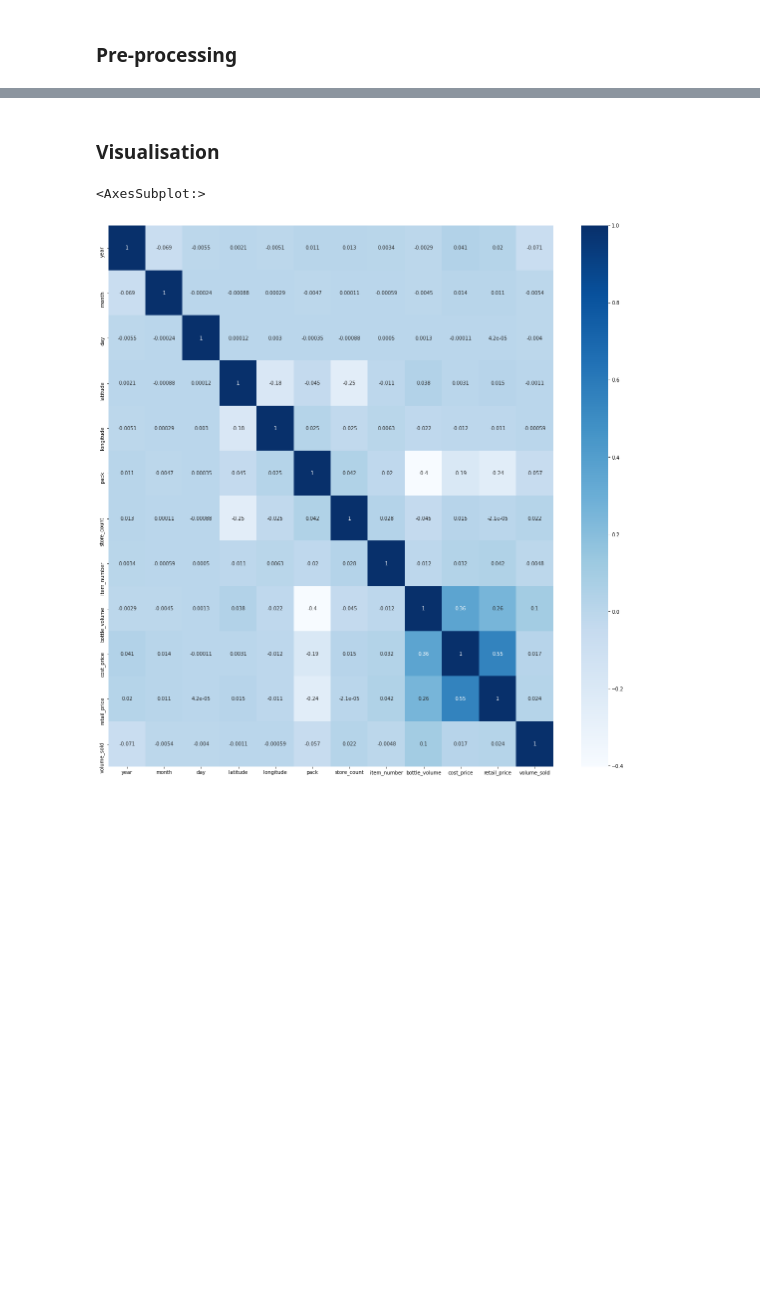
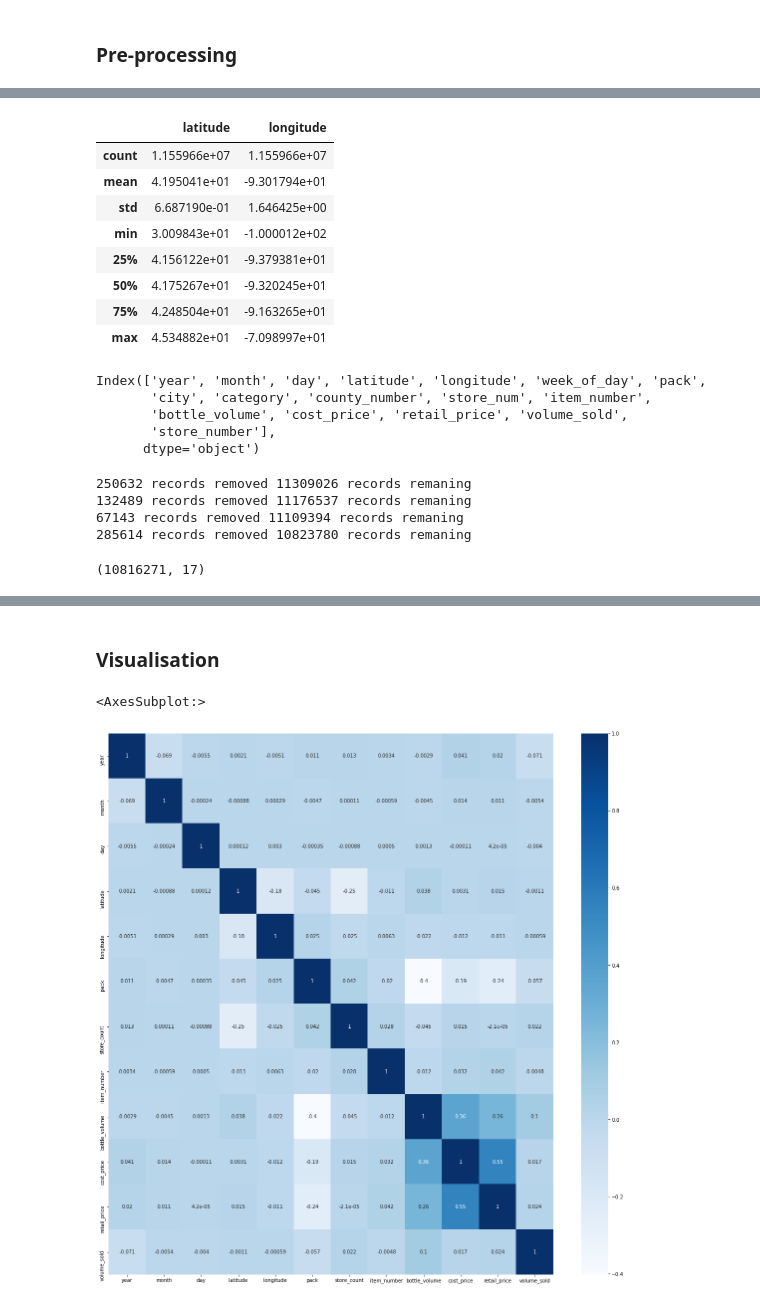
Before and after one commit to MelodyJIN-Y/MAST30034FinalProject, a Jupyter notebook: Final_project_new.ipynb, the cells around one changed output, grey strips where cells are left out. Drawn from its saved outputs; the diff is of its cells as text; code cells hidden in the pictures; blank space fills up the shorter version.

```diff
--- a/Final_project_new.ipynb
+++ b/Final_project_new.ipynb
@@ -204,0 +195,7 @@ Index(['County Number', 'store_count', 'Invoice/Item Number', 'Date',
+# %%
+#num_records_per_county = data_filtered[['Store Number','County Number',"Invoice/Item Number"]].groupby("County Number").count().reset_index()
+#num_store_per_county.rename(columns={"Store Number":""}, inplace = True)
+#num_store_per_county
+
+data_filtered = pd.merge(data_filtered, df_store, how = "left", on = ['County Number'])
+data_filtered.shape#(11559658, 31)
@@ -205,9 +204,9 @@ Index(['County Number', 'store_count', 'Invoice/Item Number', 'Date',
 # %%
-data_final = data_filtered[['year', 'month', 'day', 'latitude', 'longitude',
-                            'week_of_day','Pack','City', 'Category','County Number','store_count',
+data_filtered = data_filtered[['year', 'month', 'day', 'latitude', 'longitude',
+                            'week_of_day','Pack','City', 'Category','County Number','store_num',
                             'Item Number','Bottle Volume (ml)','State Bottle Cost',
                             'State Bottle Retail','Volume Sold (Liters)','Store Number']]
-data_final.rename(columns = {"County Number":"county_number",
+data_filtered.rename(columns = {"County Number":"county_number",
                              "Volume Sold (Liters)":"volume_sold",
                              "Pack":"pack",
                              "City":"city","Category":"category",
@@ -250,0 +219,50 @@ Name: Store Name, Length: 1893, dtype: int64
+# %%
+data_filtered[["latitude","longitude"]].describe()
+# %% [output]
+|  | latitude | longitude |
+| count | 1.155966e+07 | 1.155966e+07 |
+| mean | 4.195041e+01 | -9.301794e+01 |
+| std | 6.687190e-01 | 1.646425e+00 |
+| min | 3.009843e+01 | -1.000012e+02 |
+| 25% | 4.156122e+01 | -9.379381e+01 |
+| 50% | 4.175267e+01 | -9.320245e+01 |
+| 75% | 4.248504e+01 | -9.163265e+01 |
+| max | 4.534882e+01 | -7.098997e+01 |
+# %%
+data_filtered.columns
+# %% [output]
+Index(['year', 'month', 'day', 'latitude', 'longitude', 'week_of_day', 'pack',
+       'city', 'category', 'county_number', 'store_num', 'item_number',
+       'bottle_volume', 'cost_price', 'retail_price', 'volume_sold',
+       'store_number'],
+      dtype='object')
+# %%
+def drop_3IQR_val(df, col_name):
+    q1 = df[col_name].quantile(0.25)
+    q3 = df[col_name].quantile(0.75)
+    IQR = q3 - q1
+    df_new = df.drop(df[(df[col_name] > q3 + 3*IQR) | (df[col_name] < q1 - 3*IQR)].index)
+    print(df.shape[0]- df_new.shape[0],"records removed",df_new.shape[0],"records remaning" )
+    return (df_new)
+
+targeted_features = ["volume_sold","cost_price","retail_price","pack"]
+for i in targeted_features:
+    data_filtered= drop_3IQR_val(data_filtered, i)
+
+# Version 1
+# after dropping 3 IQR for volume sold = (10495882, 22)
+# after dropping 3 IQR for cost price sold = (9550918, 22)
+# after dropping 3 IQR for cost retail sold = (9550191, 22)
+# after dropping 3 IQR for pack = (9308776, 22)
+
+
+# Version 2
+#250632 records removed 11309026 records remaning
+#132489 records removed 11176537 records remaning
+#67143 records removed 11109394 records remaning
+#285614 records removed 10823780 records remaning
+# %% [output]
+250632 records removed 11309026 records remaning
+132489 records removed 11176537 records remaning
+67143 records removed 11109394 records remaning
+285614 records removed 10823780 records remaning
@@ -250,0 +276,4 @@ Name: Store Name, Length: 1893, dtype: int64
+# %%
+data_filtered.shape
+# %% [output]
+(10816271, 17)
```
Also changed, not shown: parts of 37 cells of this notebook.
